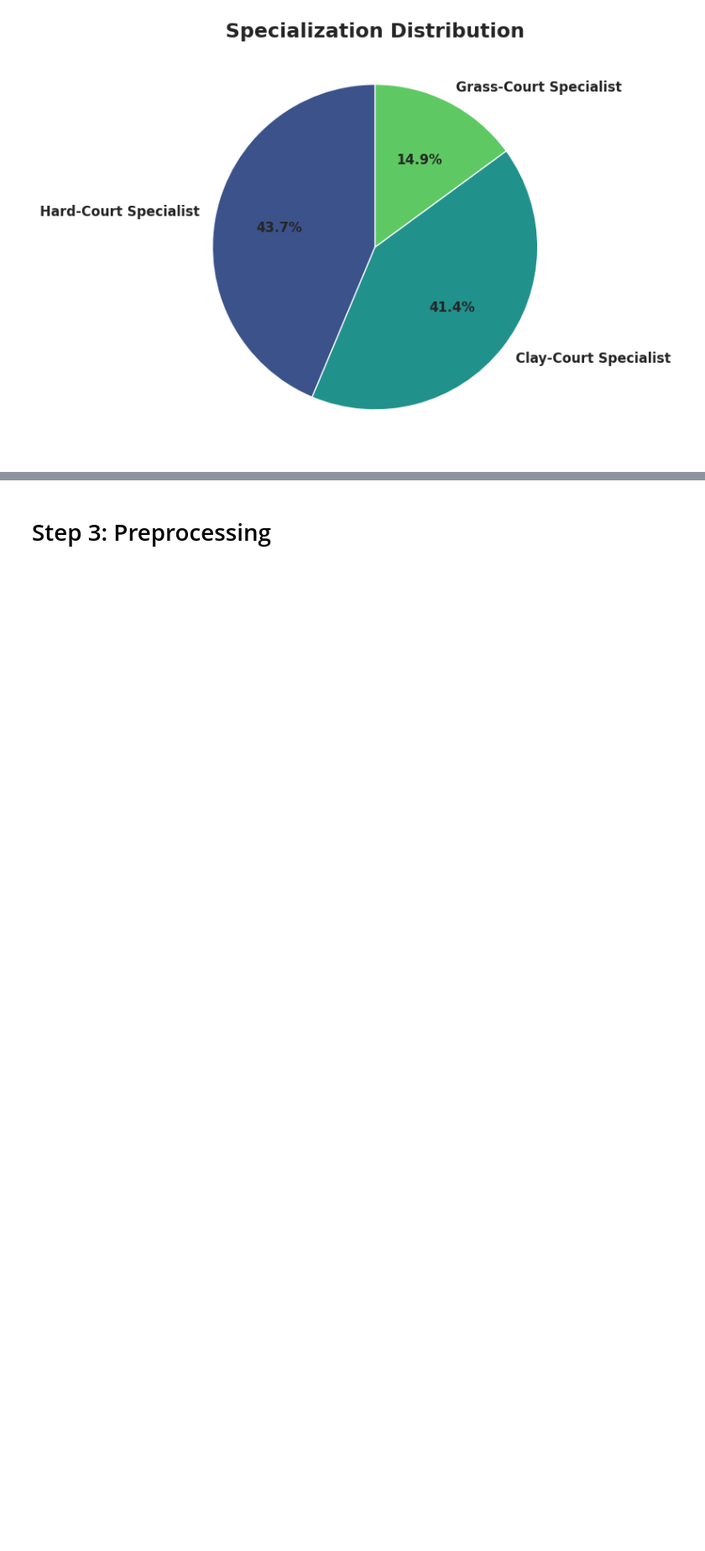
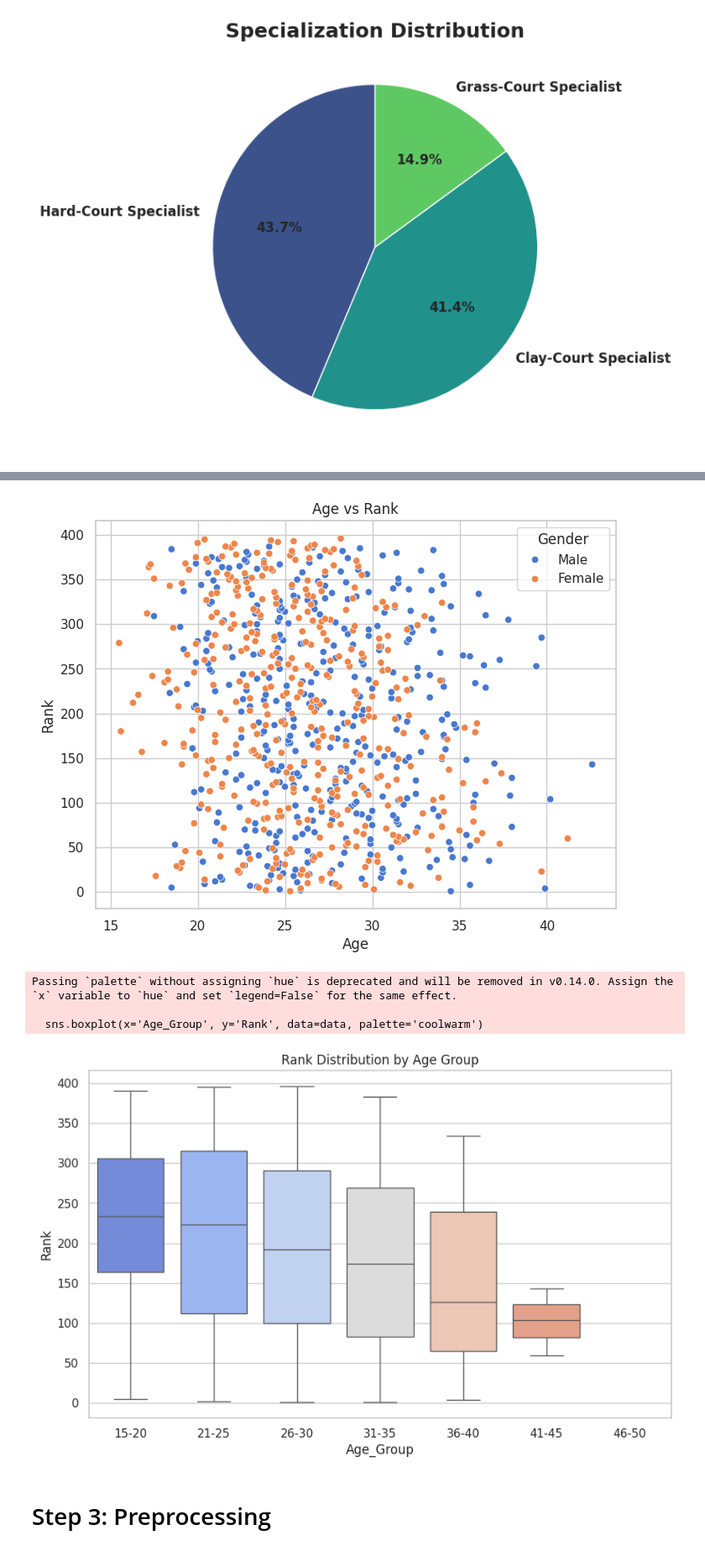
Before and after one commit to fjadidi2001/Machine_Learning_Journey, a Jupyter notebook: ATP_Tennis_Predictions.ipynb, the cells around one changed output, grey strips where cells are left out. Shown at 84% size. Saved outputs shown, nothing was run; the diff lists cells and outputs as text; code cells hidden in the pictures; blank space fills up the shorter version.

```diff
--- a/ATP_Tennis_Predictions.ipynb
+++ b/ATP_Tennis_Predictions.ipynb
@@ -350,3 +370,26 @@ Passing `palette` without assigning `hue` is deprecated and will be removed in v
+# %%
+# Scatterplot of Age vs Rank
+plt.figure(figsize=(8, 6))
+sns.scatterplot(x='Age', y='Rank', data=data, hue='Gender', palette='muted')
+plt.title("Age vs Rank")
+plt.xlabel("Age")
+plt.ylabel("Rank")
+plt.show()
+
+# Rank Distribution by Age Groups
+data['Age_Group'] = pd.cut(data['Age'], bins=[15, 20, 25, 30, 35, 40, 45, 50],
+                           labels=['15-20', '21-25', '26-30', '31-35', '36-40', '41-45', '46-50'])
+
+plt.figure(figsize=(10, 6))
+sns.boxplot(x='Age_Group', y='Rank', data=data, palette='coolwarm')
+plt.title("Rank Distribution by Age Group")
+plt.show()
+# %% [output]
+[figure, added]
+Passing `palette` without assigning `hue` is deprecated and will be removed in v0.14.0. Assign the `x` variable to `hue` and set `legend=False` for the same effect.
+
+  sns.boxplot(x='Age_Group', y='Rank', data=data, palette='coolwarm')
+[figure, added]
 # %% [markdown]
 # Step 3: Preprocessing
 # %% [markdown]
```
Also changed, not shown: parts of 1 cell of this notebook.
